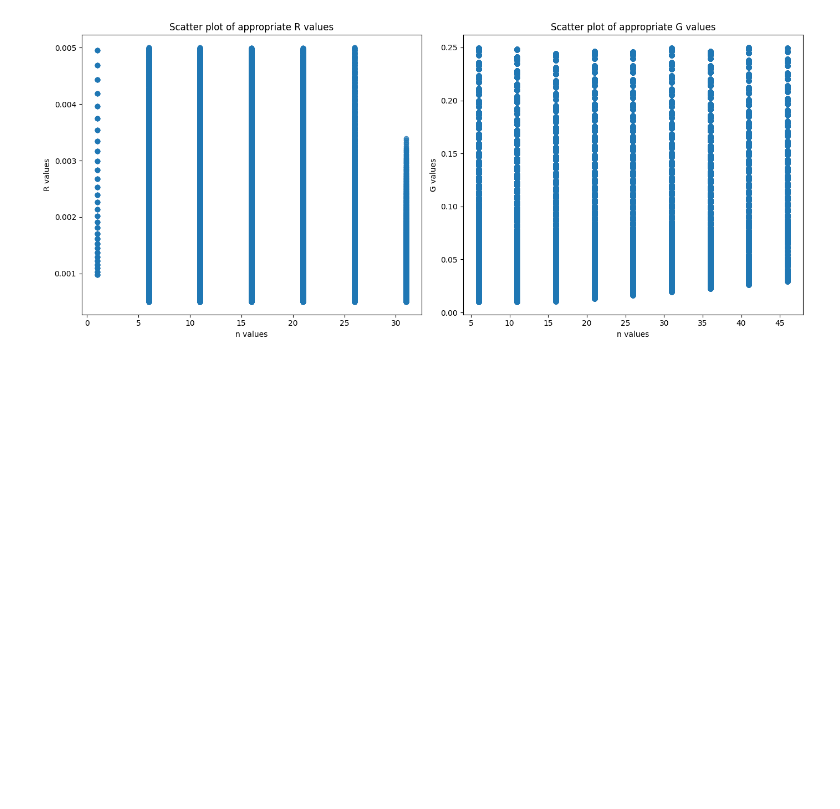
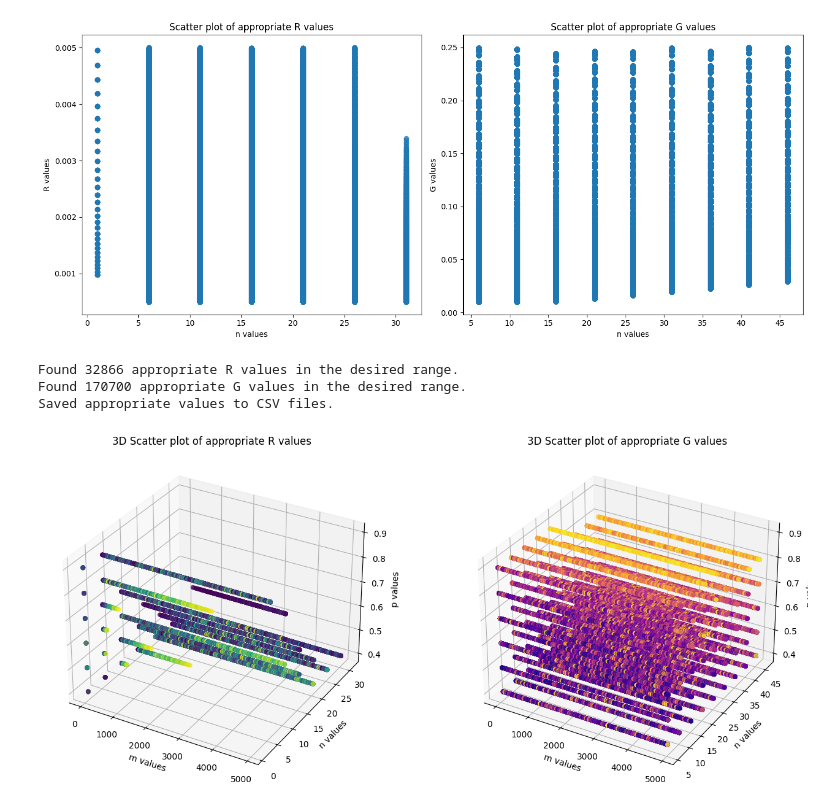
Before and after one commit to hongqin/EAM-2024, a Jupyter notebook: network-aging.ipynb, the cells around one changed output. Saved outputs shown, nothing was run; the diff lists cells and outputs as text; code cells hidden in the pictures; blank space fills up the shorter version.

```diff
--- a/network-aging.ipynb
+++ b/network-aging.ipynb
@@ -245,3 +245,80 @@ Found 32866 appropriate R values in the desired range.
 Found 170700 appropriate G values in the desired range.
 Saved appropriate values to CSV files.
 [figure]
+# %%
+import numpy as np
+import pandas as pd
+import matplotlib.pyplot as plt
+from mpl_toolkits.mplot3d import Axes3D
+
+# Define ranges for n and m to explore
+n_values = np.arange(1, 51, 5)  # n ranges from 1 to 50
+m_values = np.arange(1, 5001, 50)  # m ranges from 1 to 5000
+
+# Parameters to be adjusted
+p_values = [0.9, 0.8, 0.7, 0.6, 0.5, 0.4]  # Adjust p to find suitable values
+
+# Define the range for the log2 scale (exponents)
+log2_start = -10  # Corresponds to 2^(-10)
+log2_end = -2  # Corresponds to 2^(-2)
+num_values = 100  # Number of values to generate
+# Generate the lambda values in a log2 scale
+lambda_values = np.logspace(log2_start, log2_end, num_values, base=2.0)
+
+# Initialize lists to store appropriate values
+appropriate_R = []
+appropriate_G = []
+
+# Iterate through the parameter space
+for p in p_values:
+    for lambda_value in lambda_values:
+        for n in n_values:
+            for m in m_values:
+                R = m * n * p * lambda_value * ((1 - p) ** (n - 1)) / (1 - (1 - p) ** n)
+                G = lambda_value * (n - 1) / (1/p - 1)
+                if 0.0005 <= R <= 0.005:
+                    appropriate_R.append((m, n, p, lambda_value, R))
+                if 0.01 <= G <= 0.25:
+                    appropriate_G.append((m, n, p, lambda_value, G))
+
+# Convert lists to DataFrames
+df_R = pd.DataFrame(appropriate_R, columns=['m', 'n', 'p', 'lambda', 'R'])
+df_G = pd.DataFrame(appropriate_G, columns=['m', 'n', 'p', 'lambda', 'G'])
+
+# Save DataFrames to CSV files
+df_R.to_csv('appropriate_R_values.csv', index=False)
+df_G.to_csv('appropriate_G_values.csv', index=False)
+
+print(f"Found {len(appropriate_R)} appropriate R values in the desired range.")
+print(f"Found {len(appropriate_G)} appropriate G values in the desired range.")
+print("Saved appropriate values to CSV files.")
+
+# Plotting 3D scatter plots for the appropriate values
+if not df_R.empty:
+    fig = plt.figure(figsize=(14, 6))
+
+    # 3D scatter plot for R values
+    ax1 = fig.add_subplot(121, projection='3d')
+    ax1.scatter(df_R['m'], df_R['n'], df_R['p'], c=df_R['R'], cmap='viridis', alpha=0.7)
+    ax1.set_xlabel('m values')
+    ax1.set_ylabel('n values')
+    ax1.set_zlabel('p values')
+    ax1.set_title('3D Scatter plot of appropriate R values')
+
+    # 3D scatter plot for G values
+    ax2 = fig.add_subplot(122, projection='3d')
+    ax2.scatter(df_G['m'], df_G['n'], df_G['p'], c=df_G['G'], cmap='plasma', alpha=0.7)
+    ax2.set_xlabel('m values')
+    ax2.set_ylabel('n values')
+    ax2.set_zlabel('p values')
+    ax2.set_title('3D Scatter plot of appropriate G values')
+
+    plt.tight_layout()
+    plt.show()
+else:
+    print("No appropriate values found within the given parameter ranges.")
+# %% [output]
+Found 32866 appropriate R values in the desired range.
+Found 170700 appropriate G values in the desired range.
+Saved appropriate values to CSV files.
+[figure, added]
```
